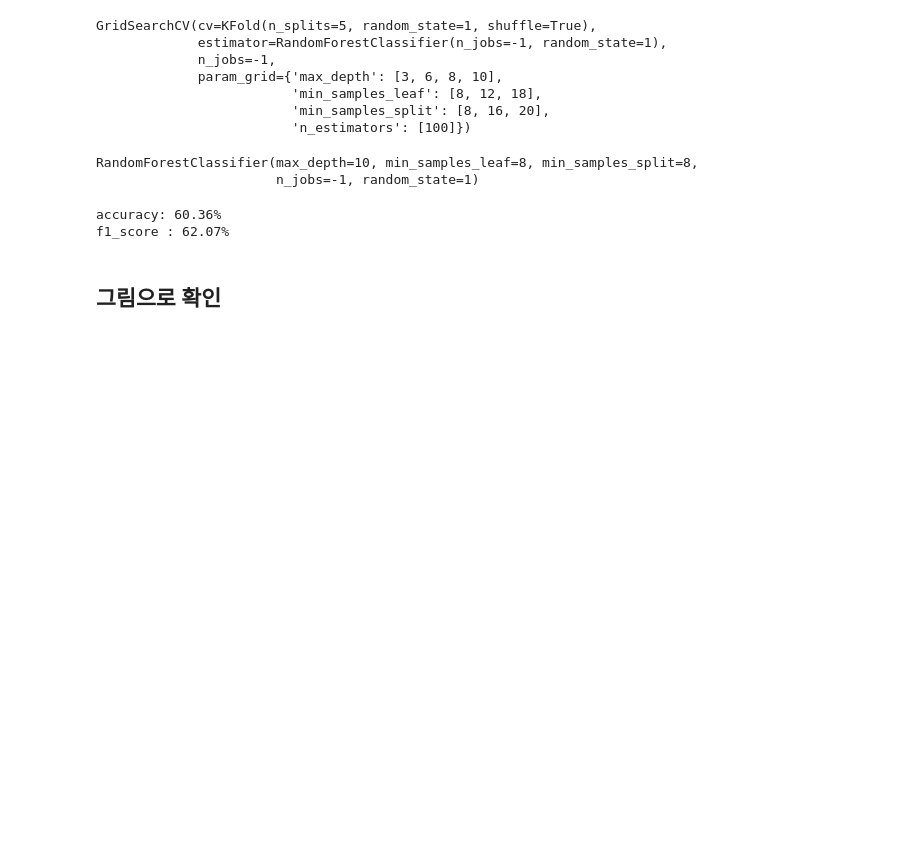
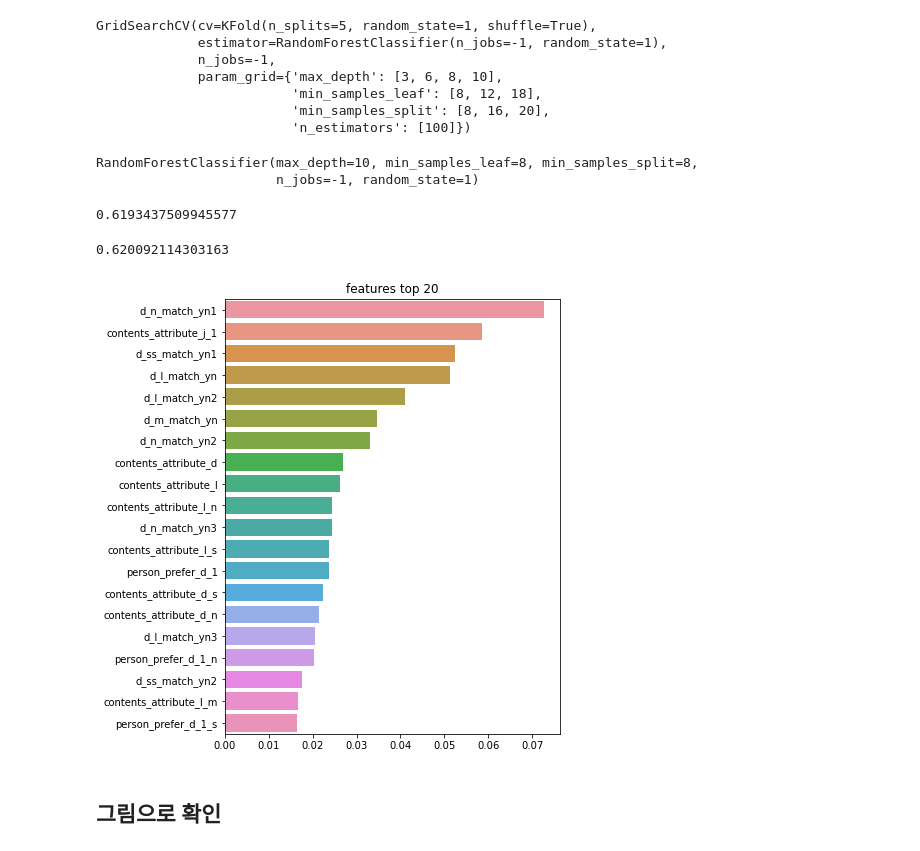
Before and after one commit to jangwoosol/jobcare, a Jupyter notebook: 회귀분석이용한단계적변수제거.ipynb, the cells around one changed output. Drawn from its saved outputs; the diff is of its cells as text; code cells hidden in the pictures; blank space fills up the shorter version.

```diff
--- a/회귀분석이용한단계적변수제거.ipynb
+++ b/회귀분석이용한단계적변수제거.ipynb
@@ -266,6 +229,10 @@ df_test['weekday']=df_test.date_time.dt.dayofweek
 #예측에 필요없는 변수 제거
 df_train=df_train.drop(['id','contents_open_dt','person_prefer_f','person_prefer_g','date_time'], axis=1)
 df_test=df_test.drop(['id','contents_open_dt','person_prefer_f','person_prefer_g','date_time'], axis=1)
+# %%
+#new- 예측에 필요없는 변수 제거
+df_train=df_train.drop(['id','contents_open_dt','person_prefer_f','person_prefer_g','contents_rn','person_rn'], axis=1)
+df_test=df_test.drop(['id','contents_open_dt','person_prefer_f','person_prefer_g','contents_rn','person_rn'], axis=1)
 # %%
 #선호와 컨텐츠 속성 동일한지 변수생성-A,C
 df_train['a_match_yn']=(df_train['person_attribute_a']==df_train['contents_attribute_a']).factorize()[0]
@@ -356,9 +307,3 @@ y =df_train['target']
 
 from sklearn.model_selection import train_test_split
 x_train, x_test, y_train, y_test = train_test_split(x, y, test_size=0.3, shuffle=True, random_state=34)
-
-lg.fit(x_train,y_train)
-lg_pred=lg.predict(x_test)
-acc,f1=print_score(lg_pred,y_test)
-check_acc.append(acc)
-check_f1.append(f1)
@@ -390,9 +332,6 @@ RandomForestClassifier(max_depth=10, min_samples_leaf=8, min_samples_split=8,
                        n_jobs=-1, random_state=1)
 # %%
 pred=grid.predict(x_test)
-acc,f1=print_score(pred,y_test)
-check_acc.append(acc)
-check_f1.append(f1)
+f1_score(pred,y_test)
 # %% [output]
-accuracy: 60.36%
-f1_score : 62.07%
+0.6193437509945577
@@ -405,3 +338,26 @@ sample_submission.to_csv("predictionrf변수추가.csv", index=False)
+# %%
+#new
+rf_clf=RandomForestClassifier(n_estimators=300,max_depth=10, min_samples_leaf=8, min_samples_split=8,
+                       n_jobs=-1, random_state=1)
+rf_clf.fit(x_train,y_train)
+pred=rf_clf.predict(x_test)
+# %%
+print(f1_score(pred,y_test))
+#new
+import matplotlib.pyplot as plt
+import seaborn as sns
+%matplotlib inline
+value=rf_clf.feature_importances_
+importance=pd.Series(value, index=x_train.columns)
+top20=importance.sort_values(ascending=False)[:20]
+
+plt.figure(figsize=(6,8))
+plt.title('features top 20')
+sns.barplot(x=top20, y=top20.index)
+plt.show()
+# %% [output]
+0.620092114303163
+[figure, added]
 # %% [markdown]
 ## 그림으로 확인
 # %%
```
Also changed, not shown: parts of 32 cells of this notebook.
